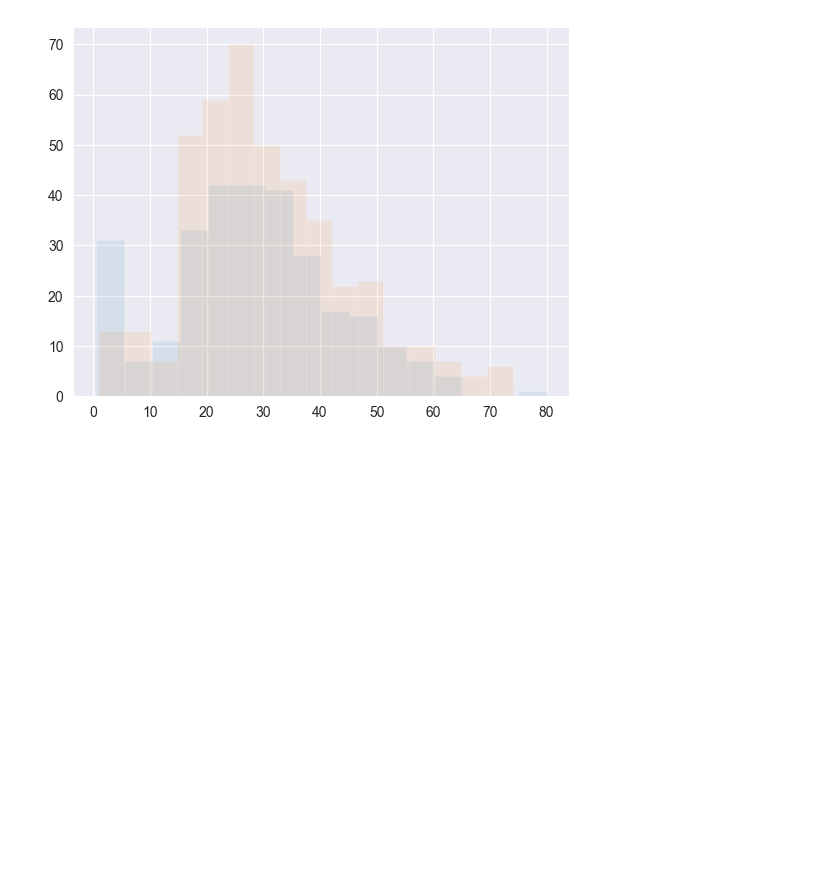
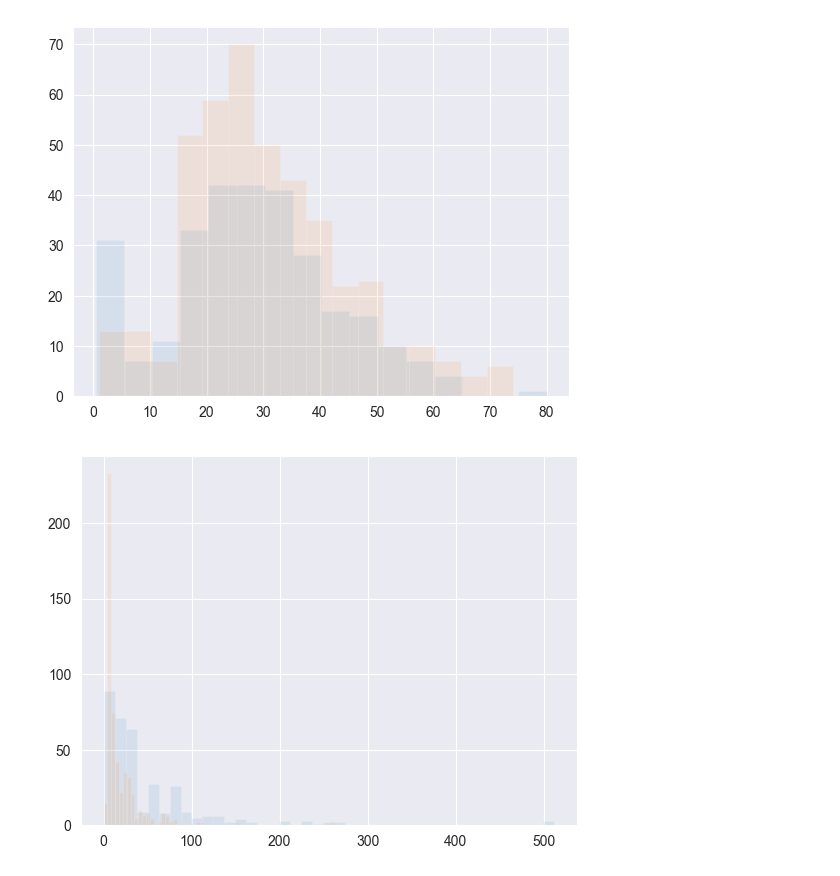
Before and after one commit to IBRINEI/MLHW2023, a Jupyter notebook: 03-linear-classification/Classification_HW.ipynb, the cells around one changed output. Saved outputs shown, nothing was run; the diff lists cells and outputs as text; code cells hidden in the pictures; blank space fills up the shorter version.

```diff
--- a/03-linear-classification/Classification_HW.ipynb
+++ b/03-linear-classification/Classification_HW.ipynb
@@ -45,3 +53,9 @@ plt.hist(data[data.Survived == 0].Age, bins='auto', alpha=0.1)
 plt.show()
 # %% [output]
 [figure]
+# %%
+plt.hist(data[data.Survived == 1].Fare, bins='auto', alpha=0.1)
+plt.hist(data[data.Survived == 0].Fare, bins='auto', alpha=0.1)
+plt.show()
+# %% [output]
+[figure, added]
```
Also changed, not shown: parts of 7 cells of this notebook.
